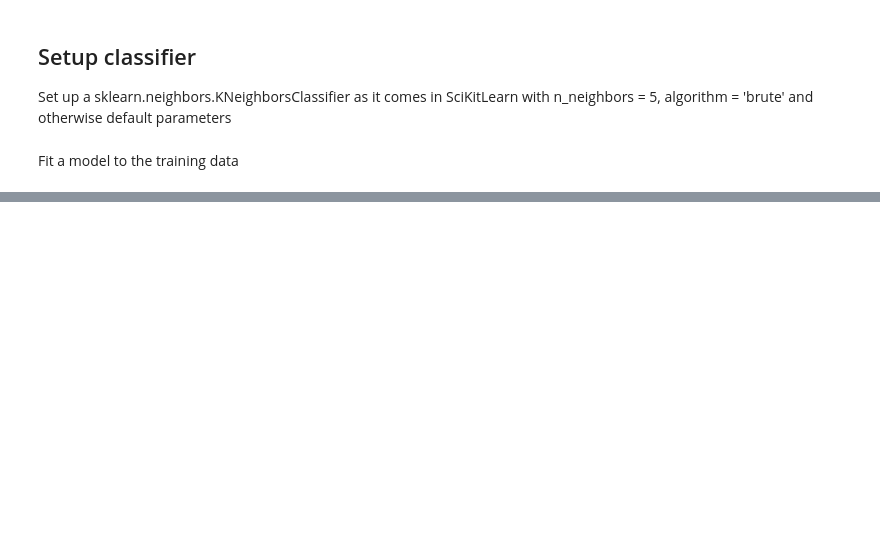
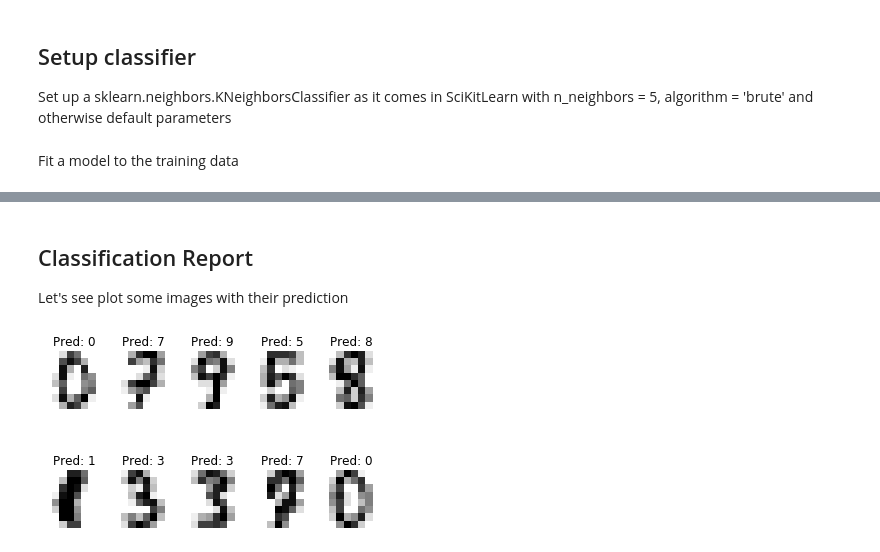
Before and after one commit to tdnghia98/EDAN95_applied_ai_lund, a Jupyter notebook: assignment_1/programming_asignment_1_evaluation_tools.ipynb, the cells around one changed output, grey strips where cells are left out. Drawn from its saved outputs; the diff is of its cells as text; code cells hidden in the pictures; blank space fills up the shorter version.

```diff
--- a/assignment_1/programming_asignment_1_evaluation_tools.ipynb
+++ b/assignment_1/programming_asignment_1_evaluation_tools.ipynb
@@ -71,0 +139,13 @@ Get the nearest neighbors (in this case 5) and the corresponding distances in th
+# %% [markdown]
+## Classification Report
+Let's see plot some images with their prediction
+# %%
+images_with_predictions = list(zip(X_test, predictions))
+plt.tight_layout()
+for index, (image, prediction) in enumerate(images_with_predictions[:10]):
+    plt.subplot(2, 5, index+1)
+    plt.axis('off')
+    plt.imshow(image.reshape(8,8), cmap=plt.cm.gray_r, interpolation='nearest')
+    plt.title('Pred: %s' %prediction)
+# %% [output]
+[figure, added]
```
Also changed, not shown: parts of 21 cells of this notebook.
